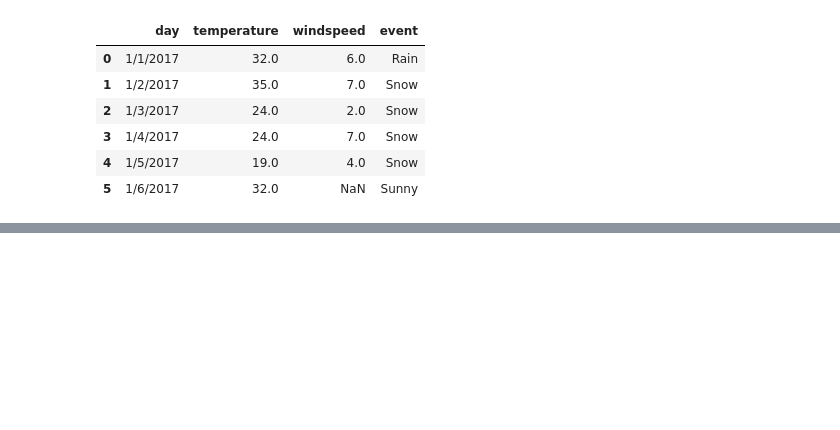
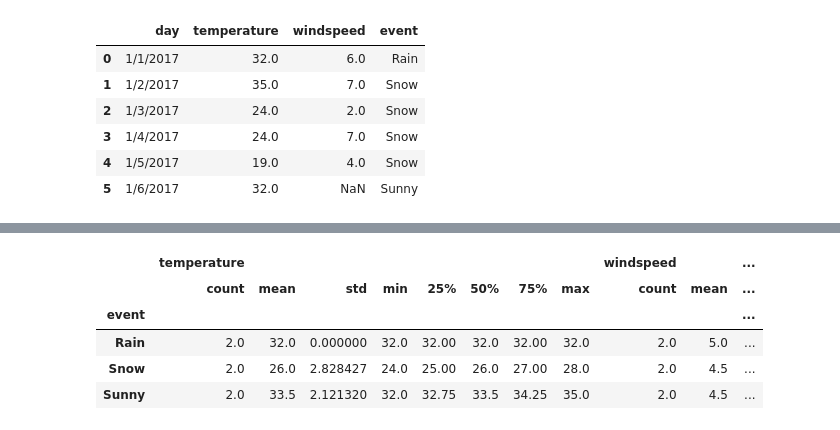
Before and after one commit to tanvitiwari17/DataScience, a Jupyter notebook: class/data processing ch3.ipynb, the cells around one changed output, grey strips where cells are left out. Drawn from its saved outputs; the diff is of its cells as text; code cells hidden in the pictures; blank space fills up the shorter version.

```diff
--- a/class/data processing ch3.ipynb
+++ b/class/data processing ch3.ipynb
@@ -276,0 +368,9 @@ new_df
+# %%
+g.describe()
+# %% [output]
+|  | temperature |  |  |  |  |  |  |  | windspeed |  | ... |
+|  | count | mean | std | min | 25% | 50% | 75% | max | count | mean | ... |
+| event |  |  |  |  |  |  |  |  |  |  | ... |
+| Rain | 2.0 | 32.0 | 0.000000 | 32.0 | 32.00 | 32.0 | 32.00 | 32.0 | 2.0 | 5.0 | ... |
+| Snow | 2.0 | 26.0 | 2.828427 | 24.0 | 25.00 | 26.0 | 27.00 | 28.0 | 2.0 | 4.5 | ... |
+| Sunny | 2.0 | 33.5 | 2.121320 | 32.0 | 32.75 | 33.5 | 34.25 | 35.0 | 2.0 | 4.5 | ... |
```
Also changed, not shown: parts of 19 cells of this notebook.
